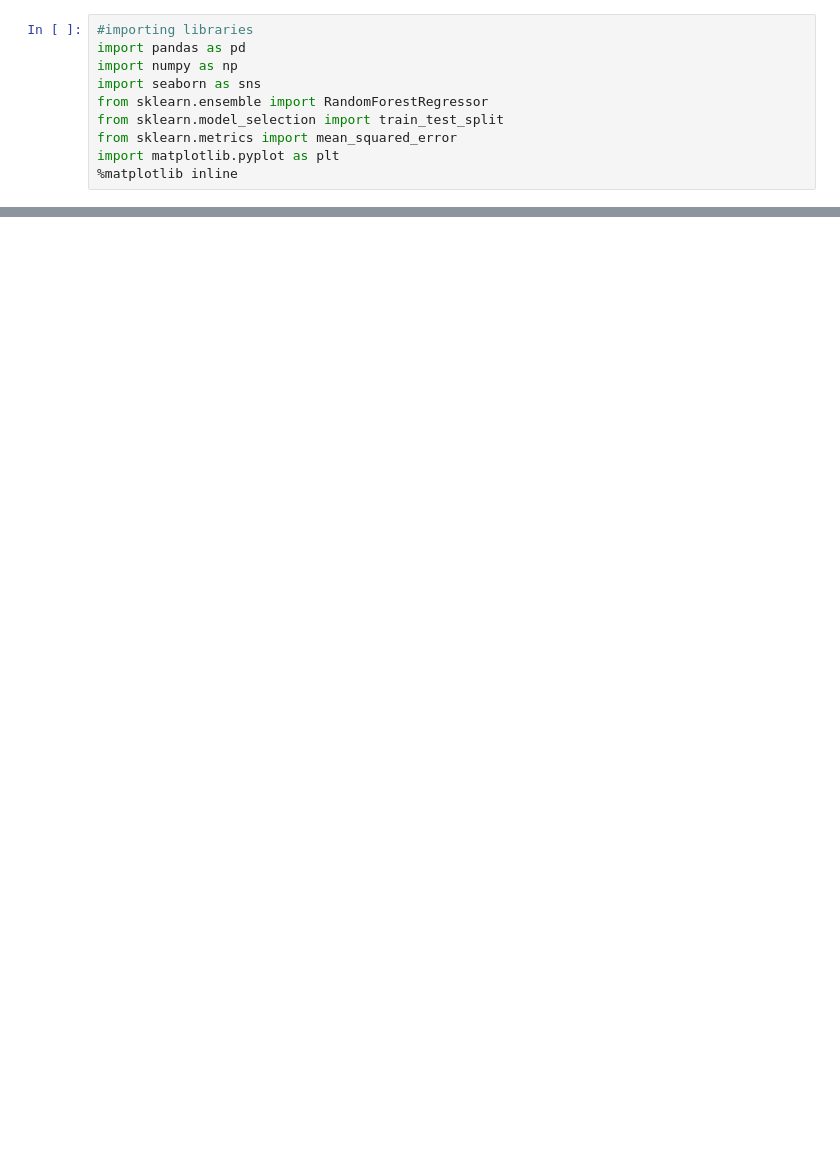
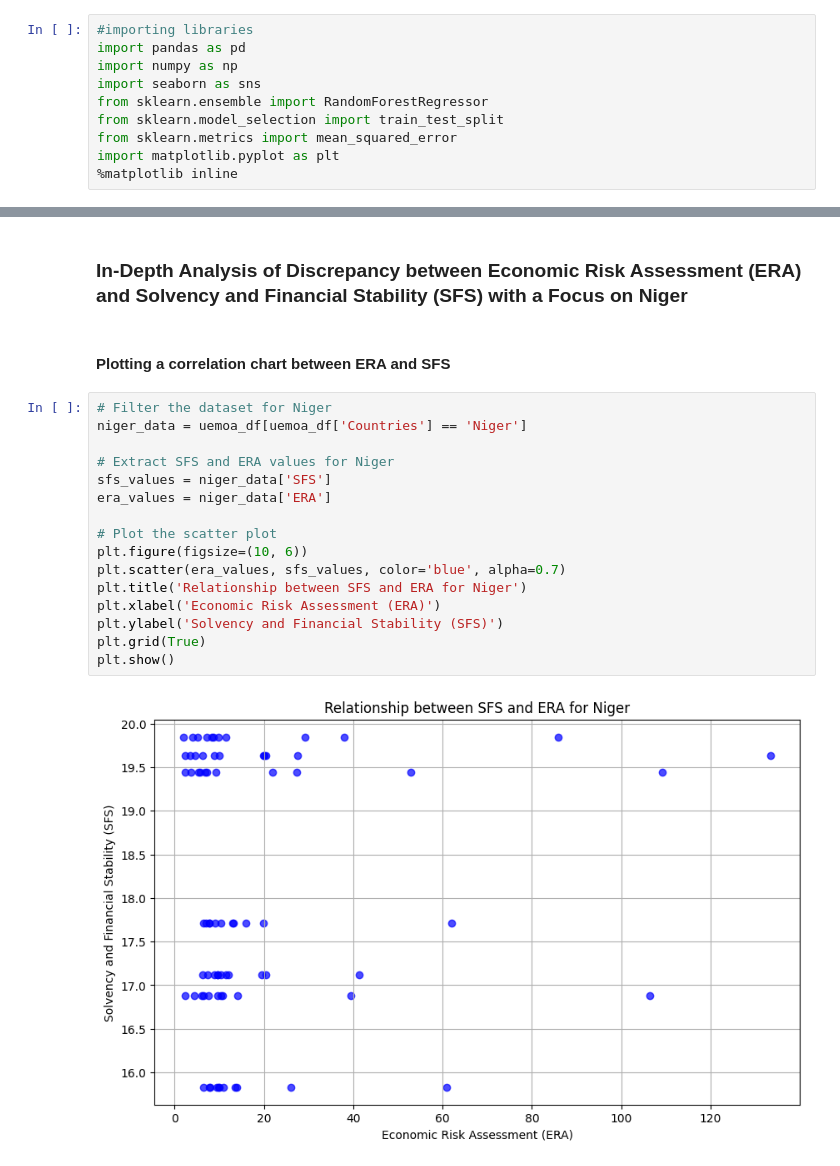
Before and after one commit to isamuelpatrick/BankingInsights-UEMOA, a Jupyter notebook: Analysis of Solvency and Financial Stability.ipynb, the cells around one changed output, grey strips where cells are left out. Drawn from its saved outputs; the diff is of its cells as text; blank space fills up the shorter version.

```diff
--- a/Analysis of Solvency and Financial Stability.ipynb
+++ b/Analysis of Solvency and Financial Stability.ipynb
@@ -60,0 +238,22 @@ for country in uemoa_df['Countries_Num'].unique():
+# %% [markdown]
+### In-Depth Analysis of Discrepancy between Economic Risk Assessment (ERA) and Solvency and Financial Stability (SFS) with a Focus on Niger
+# %% [markdown]
+#### Plotting a correlation chart between ERA and SFS
+# %%
+# Filter the dataset for Niger
+niger_data = uemoa_df[uemoa_df['Countries'] == 'Niger']
+
+# Extract SFS and ERA values for Niger
+sfs_values = niger_data['SFS']
+era_values = niger_data['ERA']
+
+# Plot the scatter plot
+plt.figure(figsize=(10, 6))
+plt.scatter(era_values, sfs_values, color='blue', alpha=0.7)
+plt.title('Relationship between SFS and ERA for Niger')
+plt.xlabel('Economic Risk Assessment (ERA)')
+plt.ylabel('Solvency and Financial Stability (SFS)')
+plt.grid(True)
+plt.show()
+# %% [output]
+[figure, added]
```
Also changed, not shown: parts of 12 cells of this notebook.
